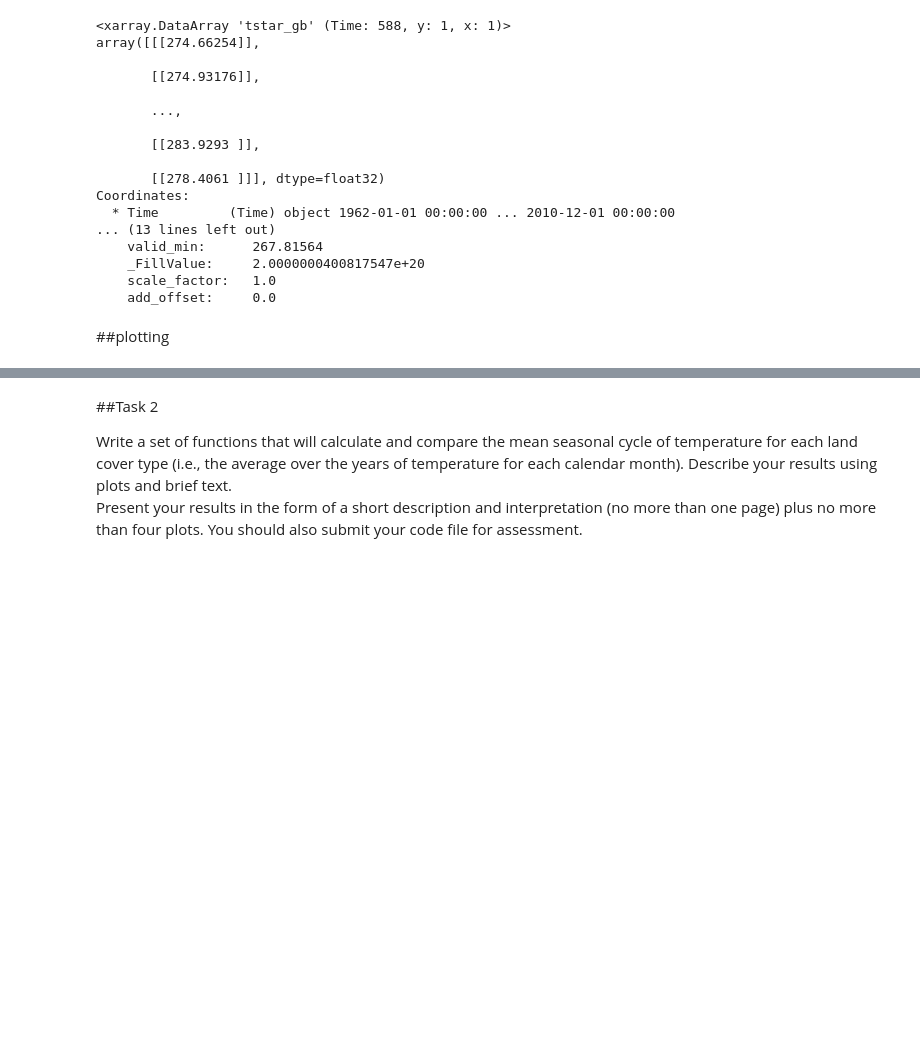
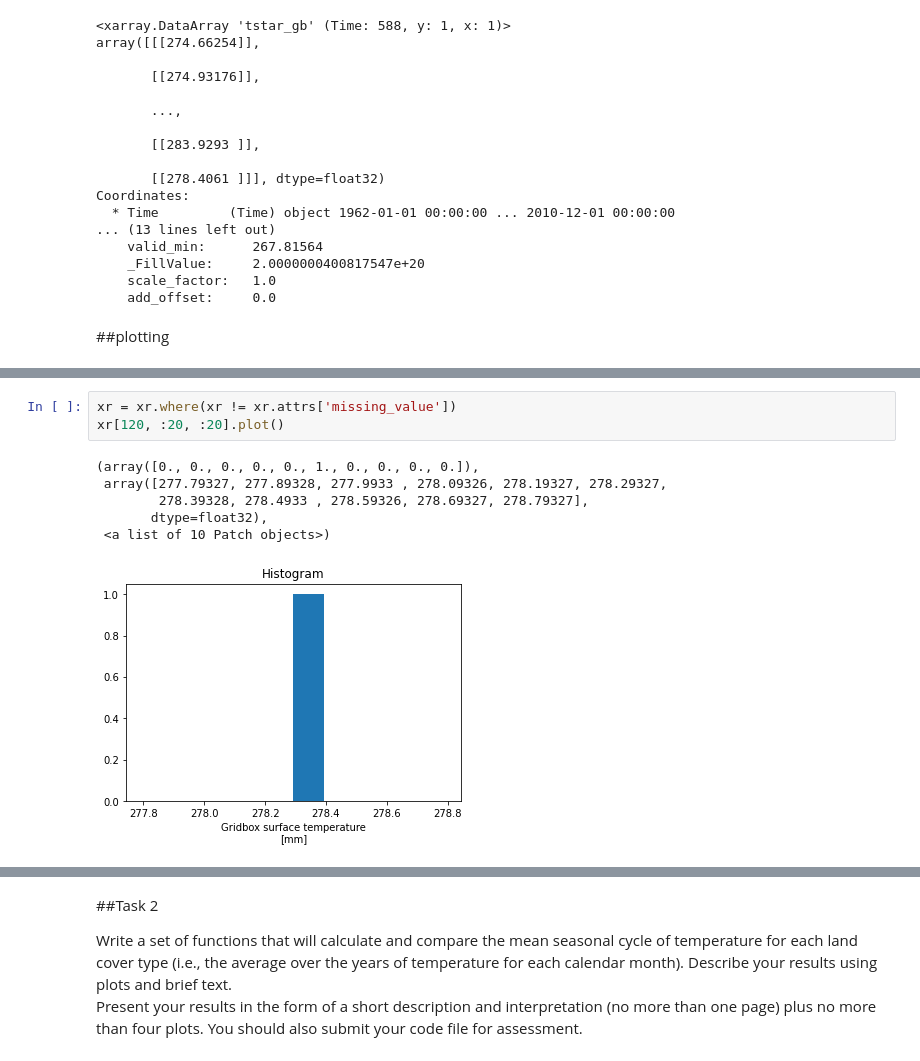
Before and after one commit to kipsangchepesa/Python-Roulette, a Jupyter notebook: How_does_land_surface_cover_affect_surface_temperature.ipynb, the cells around one changed output, grey strips where cells are left out. Saved outputs shown, nothing was run; the diff lists cells and outputs as text; blank space fills up the shorter version.

```diff
--- a/How_does_land_surface_cover_affect_surface_temperature.ipynb
+++ b/How_does_land_surface_cover_affect_surface_temperature.ipynb
@@ -151,0 +164,10 @@ xr[:, :15, :15].plot()
+# %%
+xr = xr.where(xr != xr.attrs['missing_value'])
+xr[120, :20, :20].plot()
+# %% [output]
+(array([0., 0., 0., 0., 0., 1., 0., 0., 0., 0.]),
+ array([277.79327, 277.89328, 277.9933 , 278.09326, 278.19327, 278.29327,
+        278.39328, 278.4933 , 278.59326, 278.69327, 278.79327],
+       dtype=float32),
+ <a list of 10 Patch objects>)
+[figure, added]
```
Also changed, not shown: parts of 19 cells of this notebook.
